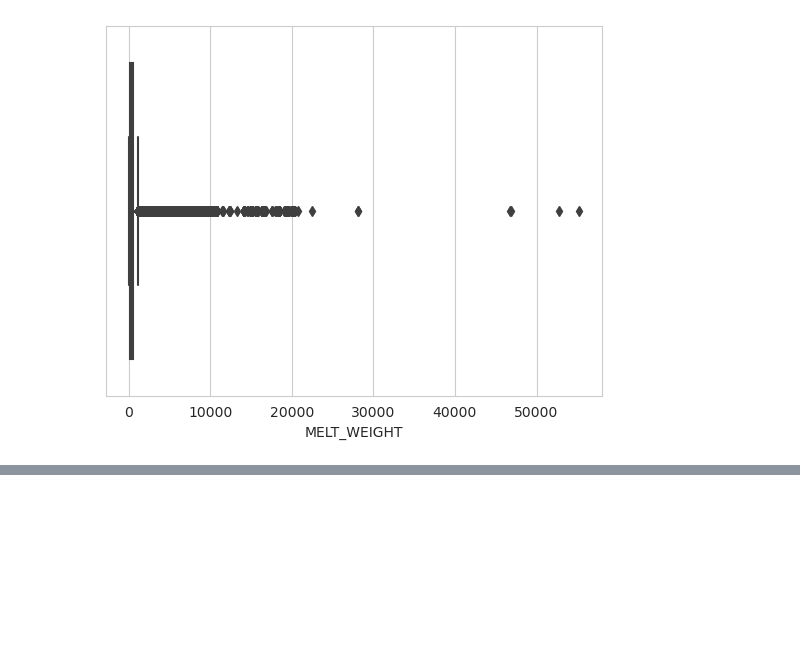
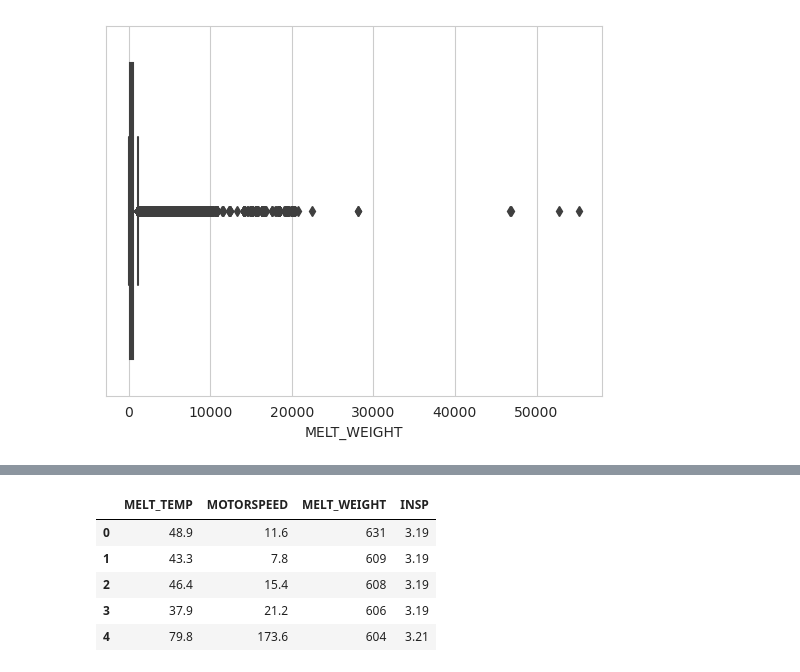
Before and after one commit to min0355/mx_competition, a Jupyter notebook: code/think_algorithm.ipynb, the cells around one changed output, grey strips where cells are left out. Drawn from its saved outputs; the diff is of its cells as text; code cells hidden in the pictures; blank space fills up the shorter version.

```diff
--- a/code/think_algorithm.ipynb
+++ b/code/think_algorithm.ipynb
@@ -159,0 +238,11 @@ df.head()
+# %%
+X = df.drop(['STD_DT', 'NUM', 'TAG'], axis=1)
+y = df['TAG']
+X.head()
+# %% [output]
+|  | MELT_TEMP | MOTORSPEED | MELT_WEIGHT | INSP |
+| 0 | 48.9 | 11.6 | 631 | 3.19 |
+| 1 | 43.3 | 7.8 | 609 | 3.19 |
+| 2 | 46.4 | 15.4 | 608 | 3.19 |
+| 3 | 37.9 | 21.2 | 606 | 3.19 |
+| 4 | 79.8 | 173.6 | 604 | 3.21 |
```
Also changed, not shown: parts of 26 cells of this notebook.
